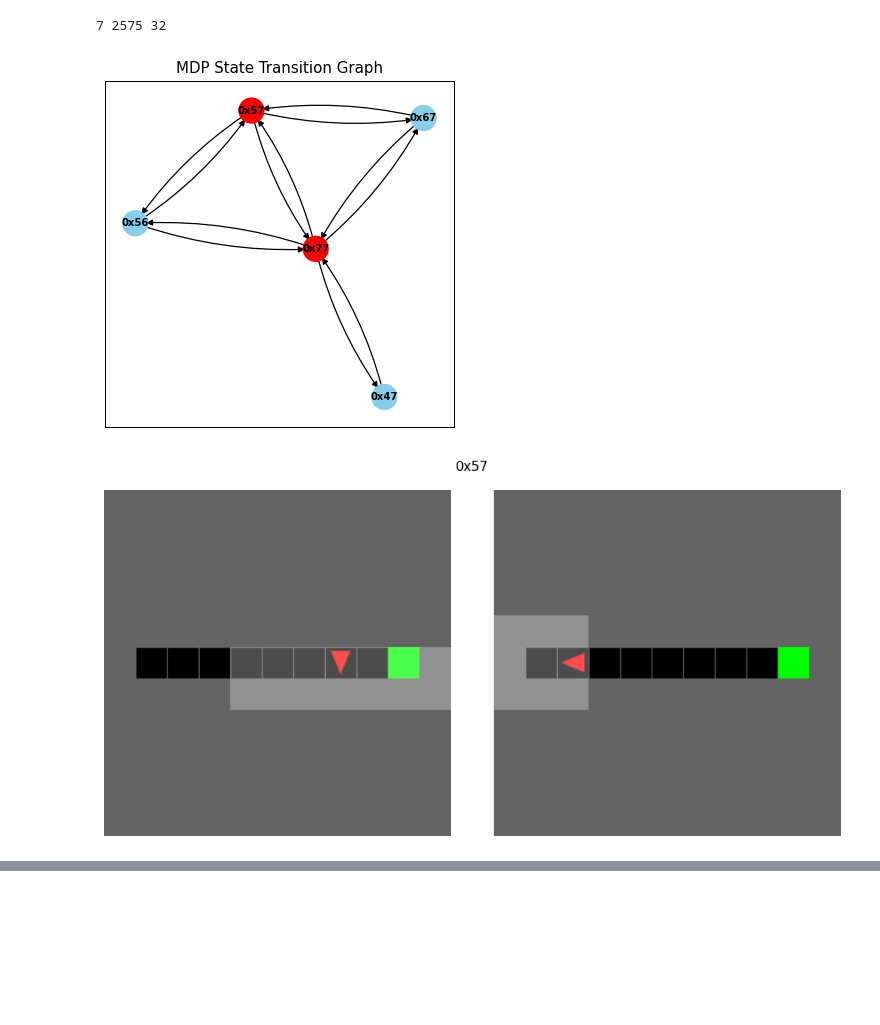
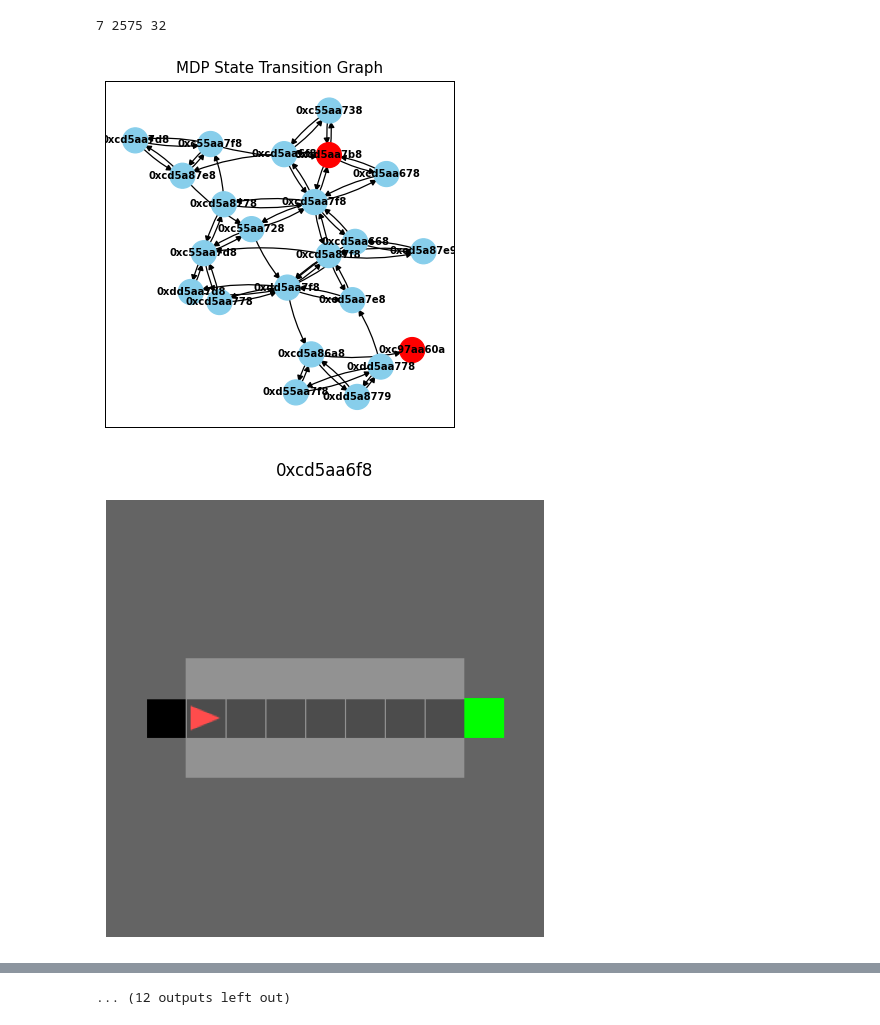
Before and after one commit to MBTMBTMBT/mini-grid-curriculum, a Jupyter notebook: mdp_learner.ipynb, the cells around one changed output, grey strips where cells are left out. Saved outputs shown, nothing was run; the diff lists cells and outputs as text; code cells hidden in the pictures; blank space fills up the shorter version.

```diff
--- a/mdp_learner.ipynb
+++ b/mdp_learner.ipynb
@@ -67,40 +70,41 @@ LATENT_DIMS = 32
 print(NUM_ACTIONS, OBS_SPACE, LATENT_DIMS)
 
 # train hyperparams
-WEIGHTS = {'inv': 0.3, 'dis': 0.3, 'neighbour': 0.3, 'dec': 0.0001, 'rwd': 0.05, 'terminate': 0.05}
+WEIGHTS = {'inv': 1.0, 'dis': 1.0, 'neighbour': 0.0, 'dec': 0.0, 'rwd': 0.1, 'terminate': 1.0}
 BATCH_SIZE = 32
 LR = 1e-4
 
-model = Binary2BinaryFeatureNet(NUM_ACTIONS, OBS_SPACE, n_latent_dims=LATENT_DIMS, lr=LR, weights=WEIGHTS, device=device,)
+model = Binary2BinaryFeatureNet(NUM_ACTIONS, OBS_SPACE, n_latent_dims=LATENT_DIMS, lr=LR, weights=WEIGHTS, device=device, )
 
-model.load(r'experiments/learn_feature_corridor_32_new_loss/model_epoch_19000.pth')
+model.load(r'experiments/learn_feature_corridor_32/model_epoch_100.pth')
+model.use_bin = True
 
 encoder = model.encoder.to(device)
 # %% [output]
 7 2575 32
 # %%
-learner = EncodingMDPLearner(env, encoder, device, keep_dims=8)
+learner = EncodingMDPLearner(env, encoder, device, keep_dims=64)
 learner.learn()
 optimal_graph = OptimalPolicyGraph()
 optimal_graph.load_graph(learner.mdp_graph)
 optimal_graph.uniform_prior_policy()
 optimal_graph.visualize(highlight_states=[learner.encoded_start_state, *learner.encoded_done_states], use_grid_layout=False, display_state_name=True)
 
 max_cols = 3
 for state in learner.encoded_state_set:
     images = learner.encoded_state_to_unencoded_state_dict[state]
     num_images = len(images)
     num_rows = (num_images + max_cols - 1) // max_cols
     num_cols = min(num_images, max_cols)
     plt.figure(figsize=(num_cols * 5, num_rows * 5))
     for i, unencoded in enumerate(images):
         img = learner.unencoded_state_image_dict[unencoded]
         plt.subplot(num_rows, num_cols, i + 1)
         plt.imshow(img)
         plt.axis('off')
     plt.suptitle(state)
     plt.tight_layout()
     plt.show()
 # %% [output]
-[figure, old version]
+[figure, new version]
-[figure, old version]
+[figure, new version]
@@ -111 +121,2 @@ for state in learner.encoded_state_set:
+... (12 outputs left out)
 # %%
```
Also changed, not shown: parts of 8 cells of this notebook, 1 other file.
